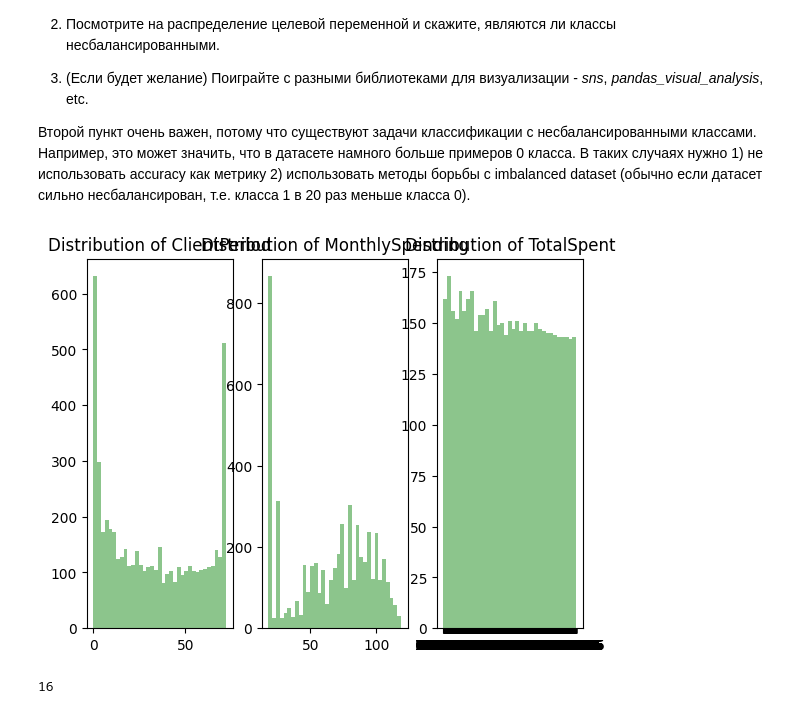
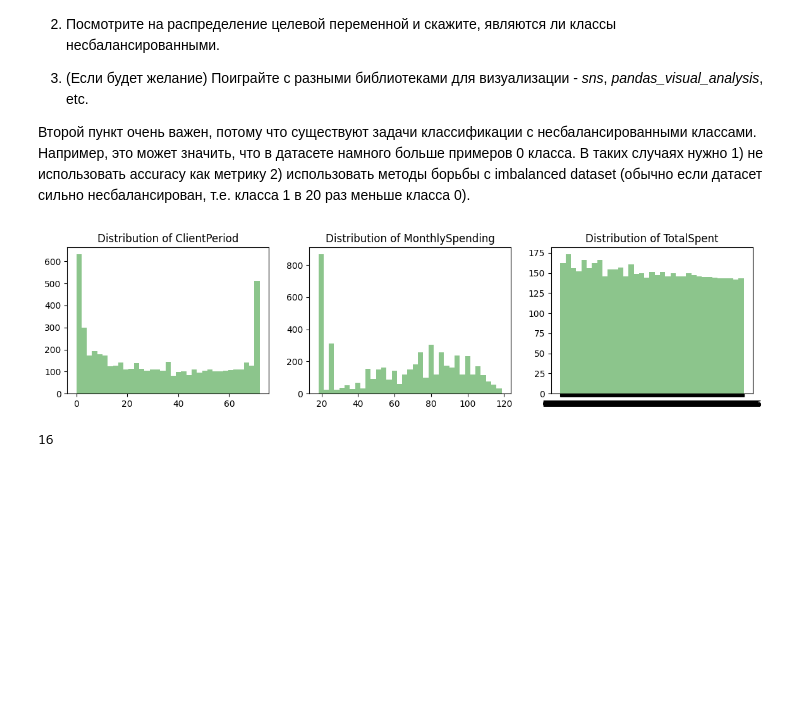
Before and after one commit to AlisaEee/ML, a Jupyter notebook: week_03_composition_model_selection/Homework/hw_3_kaggle.ipynb, the cells around one changed output. Saved outputs shown, nothing was run; the diff lists cells and outputs as text; code cells hidden in the pictures; blank space fills up the shorter version.

```diff
--- a/week_03_composition_model_selection/Homework/hw_3_kaggle.ipynb
+++ b/week_03_composition_model_selection/Homework/hw_3_kaggle.ipynb
@@ -204,12 +204,14 @@ dtype: int64
 # %%
 fig,axs = plt.subplots(1,3)
 i = 0
+fig.set_figheight(3)
+fig.set_figwidth(14)
 for feature in num_cols:
   axs[i].hist(data[feature],bins = 35, alpha = 0.45, color = 'green')
   axs[i].set_title(f'Distribution of {feature}')
   i+=1
 # %% [output]
-[figure, old version]
+[figure, new version]
 # %%
 len(cat_cols)
 # %% [output]
```
Also changed, not shown: parts of 15 cells of this notebook.
